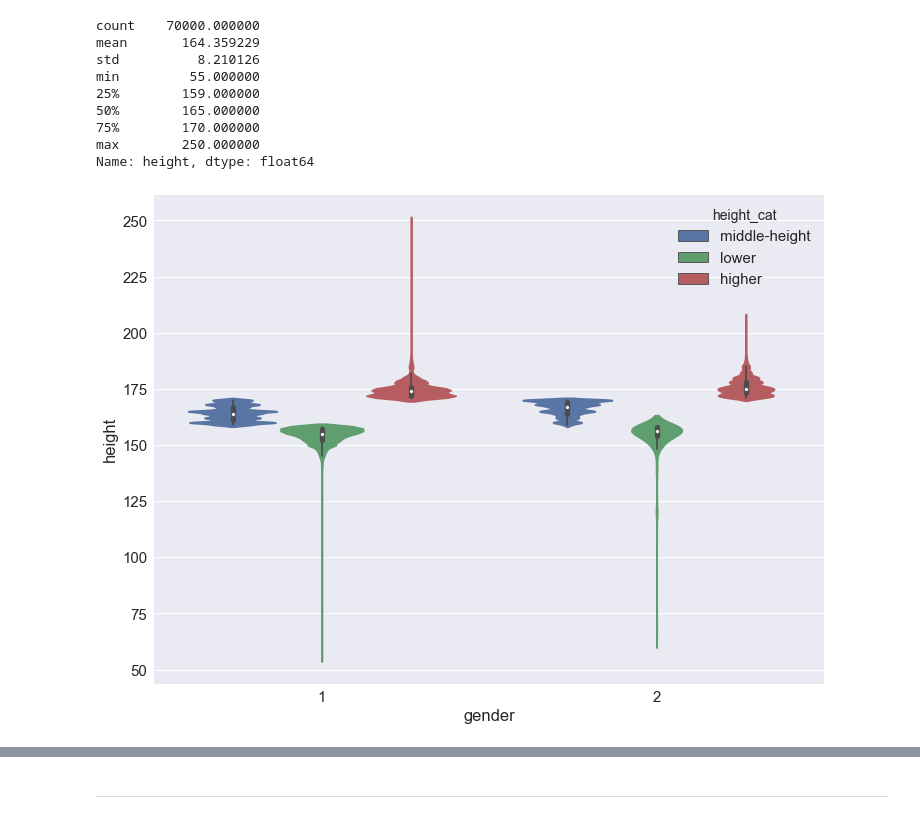
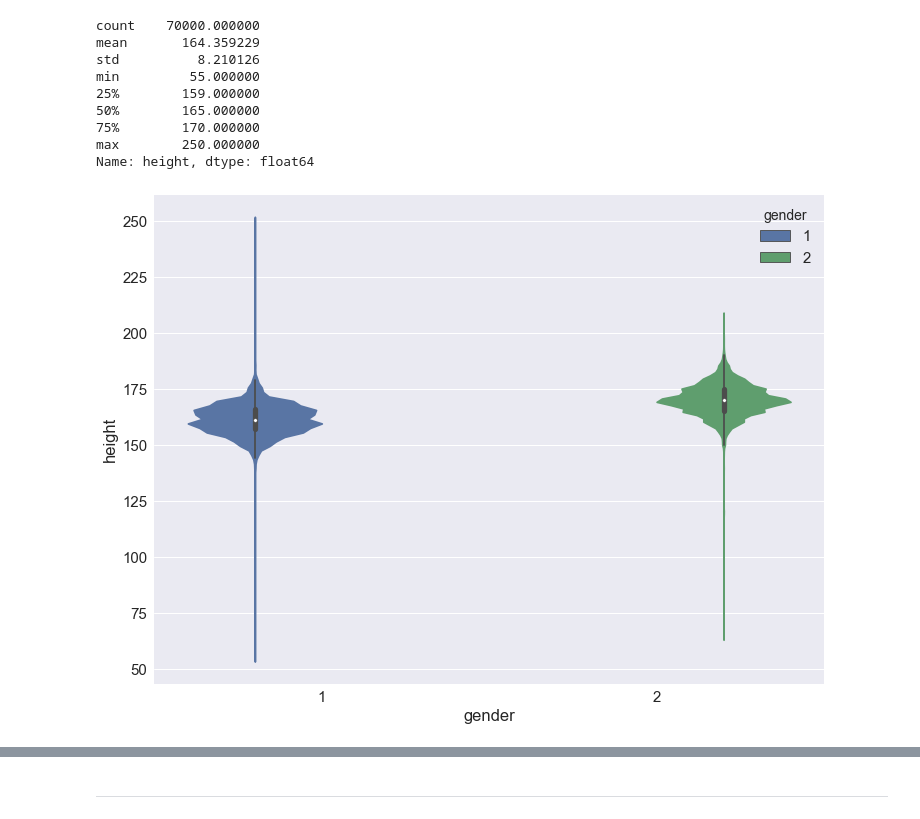
Before and after one commit to mitya8128/mlcourse_open, a Jupyter notebook: jupyter_notebooks/topic02_visual_analysis/hw2_session2_visual_analysis_basics.ipynb, the cells around one changed output, grey strips where cells are left out. Cells and saved outputs as stored; diff of their text form; code cells hidden in the pictures.

```diff
--- a/jupyter_notebooks/topic02_visual_analysis/hw2_session2_visual_analysis_basics.ipynb
+++ b/jupyter_notebooks/topic02_visual_analysis/hw2_session2_visual_analysis_basics.ipynb
@@ -54,14 +54,14 @@ import matplotlib.ticker
 %matplotlib inline
 
 # настройка внешнего вида графиков в seaborn
-sns.set_context(
-    "notebook",
-    font_scale = 1.5,
-    rc = {
-        "figure.figsize" : (12, 9),
-        "axes.titlesize" : 18
-    }
-)
+# sns.set_context(
+#     "notebook",
+#     font_scale = 1.5,
+#     rc = {
+#         "figure.figsize" : (12, 9),
+#         "axes.titlesize" : 18
+#     }
+# )
 # %% [markdown]
 # Проведем небольшой EDA
 # %%
@@ -204,21 +204,21 @@ min         55.000000
 max        250.000000
 Name: height, dtype: float64
 # %%
-# Ваш код здесь
+#Ваш код здесь
+def height_category(height):
+    if height > 170:
+        return 'higher'
+    if height < 159:
+        return 'lower'
+    else: 'middle-height'
+
 # def height_category(height):
-#     if height > 170:
-#         return 'higher'
-#     if height < 159:
-#         return 'lower'
-#     else 'middle-height'
-
-def height_category(height):
-    return 'higher' if height > 170\
-            else 'lower' if height < 159 else 'middle-height'
+#     return 'higher' if height > 170\
+#             else 'lower' if height < 159 else 'middle-height'
 
 
 train['height_cat'] = train['height'].apply(height_category)
 
-sns.violinplot(x='gender', y='height', hue='height_cat', data=train);
+sns.violinplot(x='gender', y='height', hue='gender', scale='count', data=train);
 # %% [output]
-[figure, old version]
+[figure, new version]
```
Also changed, not shown: parts of 7 cells of this notebook.
